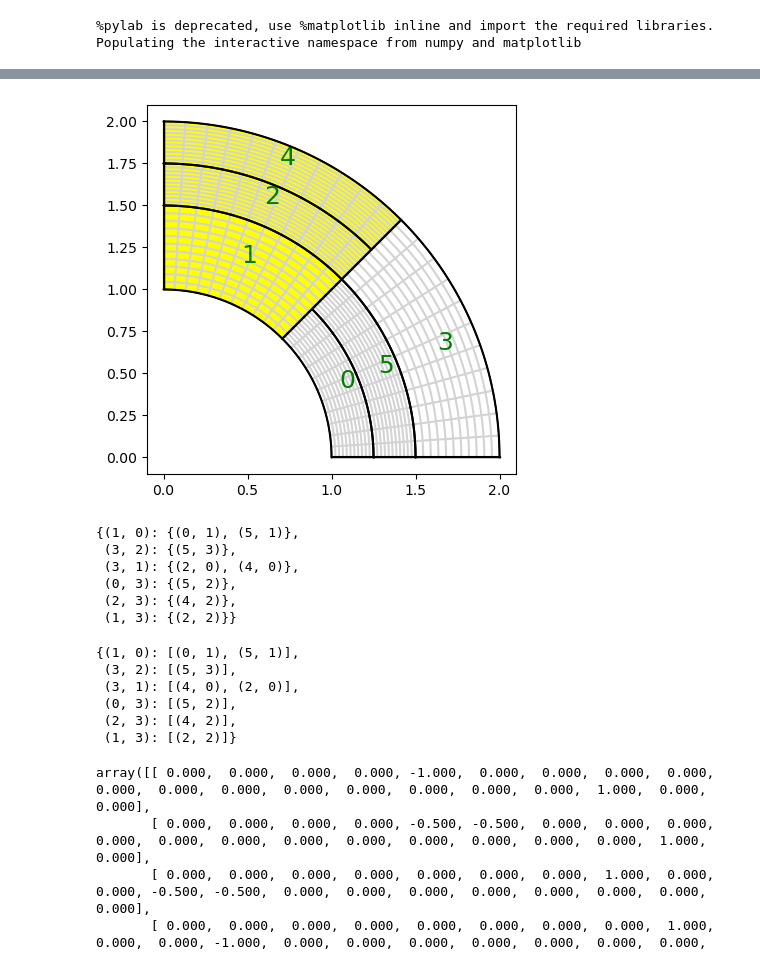
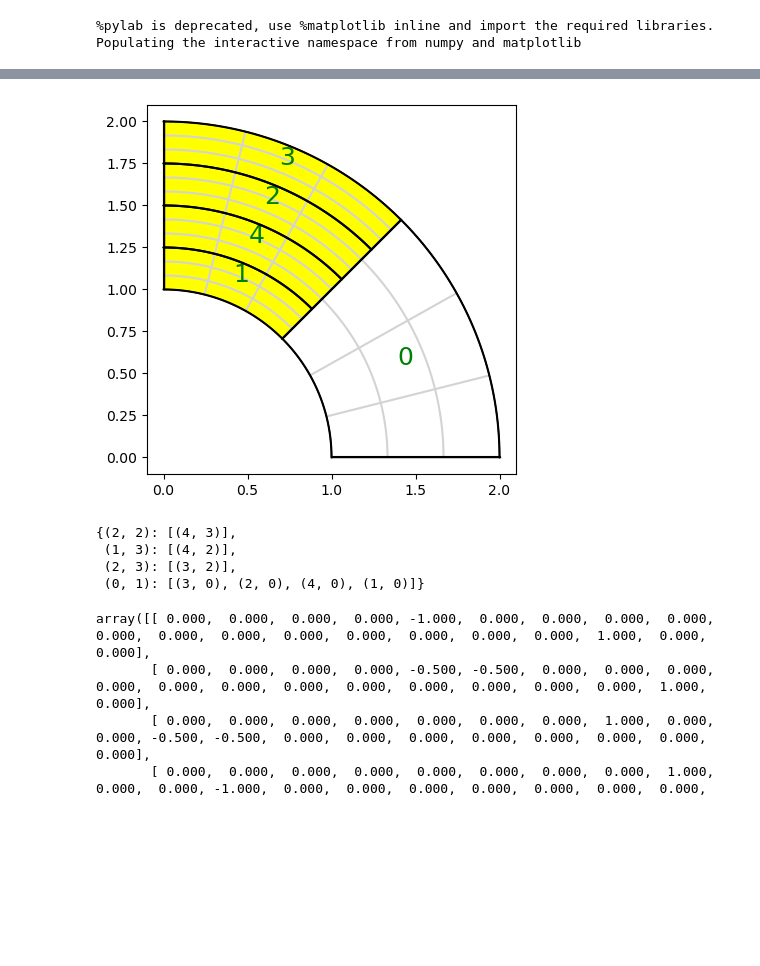
Before and after one commit to Stefan714/pyiga, a Jupyter notebook: notebooks/IETI.ipynb, the cells around one changed output, grey strips where cells are left out. Drawn from its saved outputs; the diff is of its cells as text; code cells hidden in the pictures; blank space fills up the shorter version.

```diff
--- a/notebooks/IETI.ipynb
+++ b/notebooks/IETI.ipynb
@@ -27,7 +27,6 @@ class IetiDP:
         self.elim = elim
         self.dir_idx=dict()
         self.dir_vals=dict()
-        self.schur_exact=False
         kvs = self.space.mesh.kvs
         geos = self.space.mesh.geos
         for key in dir_data:
@@ -586,23 +587,20 @@ def MsD_deluxe_Op(I):
         B = [scipy.sparse.hstack([I.Bk[p1]@R1.T,csc_matrix((I.Bk[p1].shape[0],c.shape[0]))])]
         P = []
         for (p2,b2) in I.space.L_intfs[(p1,b1)]:
-            #print(p2,b2)
             R2 = scipy.sparse.vstack([I.R_interior[p2],I.R_interfaces[(p2,b2)]])
             A.append(R2@I.Ak[p2]@R2.T)
             B.append(I.Bk[p2]@R2.T)
             P.append(I.B_gamma[:,(I.S_ofs[p2]):(I.S_ofs[p2+1])]@I.R_skeleton[p2]@I.R_interfaces[(p2,b2)].T)
-
         A = scipy.sparse.block_diag(A)
         B = scipy.sparse.hstack(B, format='csc')
         P = scipy.sparse.hstack(P, format='csc')
-
-        r_idx = (B[:,(R1.shape[0] + c.shape[0]):].getnnz(1)>0)
+        r_idx = (B.getnnz(1)>0)
         n_c = sum(r_idx)
-
         Mat = -scipy.sparse.bmat([[A, B[r_idx,:].T],[B[r_idx,:], None]], format="csc")
         n = Mat.shape[0]
-        X = aslinearoperator(P@scipy.sparse.hstack([scipy.sparse.csc_matrix((n_c,n-n_c)),scipy.sparse.identity(n_c, format='csc')]))
-
+        B_ = B[r_idx,(R1.shape[0]+c.shape[0]):]
+        c_idx = B_.getnnz(0)>0
+        X = aslinearoperator(scipy.sparse.hstack([scipy.sparse.csc_matrix((P.shape[0],n-n_c)),P@B_[:,c_idx]]))
         M_deluxe.append(X@solvers.make_solver(Mat, symmetric=True, spd=False).dot(X.T))
     return sum(M_deluxe)
 # %%
@@ -642,24 +642,29 @@ def MsD_deluxe_whole2(I):
 # %%
-deg = 1
-N =11
-M = Tshapes(deg,N,1)
-#knots= (bspline.make_knots(deg,0,1,1),bspline.make_knots(deg,0,1,N))
-#M = topology.PatchMesh([(knots,geometry.quarter_annulus())])
-#M.split_patch(0,axis=0)
-#M.split_patch(1,axis=1)
+deg = 3
+N = 3
+#M = Tshapes(deg,N,1)
+knots= (bspline.make_knots(deg,0,1,N),bspline.make_knots(deg,0,1,N))
+M = topology.PatchMesh([(knots,geometry.quarter_annulus())])
+M.split_patch(0,axis=0)
 M.set_domain_id({1:{0}})
-M.split_patch(0,axis=1)
+M.split_patch(1,axis=1)
 M.split_patch(2,axis=1)
-M.split_patch(0,axis=1)
+M.split_patch(1,axis=1)
+
+# M.split_patch(1,axis=1)
+# M.split_patch(2,axis=1)
+# M.split_patch(3,axis=1)
+# M.split_patch(4,axis=1)
 MP = assemble.Multipatch(M, automatch=True)
 for (p1,b1) in MP.L_intfs:
     MP.L_intfs[(p1,b1)]=list(MP.L_intfs[(p1,b1)])
-    #MP.L_intfs[(p1,b1)].reverse()
+    #if p1==3 and b1==1:
+    MP.L_intfs[(p1,b1)].reverse()
 
 dir_data = {0: lambda x,y: 0.}
 #MP.set_dirichlet_boundary(dir_data)
 f={0:lambda x,y: 1.,1:lambda x,y: 1.}
-gamma = 100
+gamma = 1000
 #var = 1
 
 #MP.h_refine({0:-1,3:-1})
@@ -703,25 +708,14 @@ pcg with preconditioned condition number κ ~ 6.704105869477571 stopped after 11
-[figure, old version]
+[figure, new version]
-# %%
-MP.L_intfs
-# %% [output]
-{(1, 0): {(0, 1), (5, 1)},
- (3, 2): {(5, 3)},
- (3, 1): {(2, 0), (4, 0)},
- (0, 3): {(5, 2)},
- (2, 3): {(4, 2)},
- (1, 3): {(2, 2)}}
 # %%
 for (p1,b1) in MP.L_intfs:
     MP.L_intfs[(p1,b1)]=list(MP.L_intfs[(p1,b1)])
 # %%
 MP.L_intfs
 # %% [output]
-{(1, 0): [(0, 1), (5, 1)],
- (3, 2): [(5, 3)],
- (3, 1): [(4, 0), (2, 0)],
- (0, 3): [(5, 2)],
- (2, 3): [(4, 2)],
- (1, 3): [(2, 2)]}
+{(2, 2): [(4, 3)],
+ (1, 3): [(4, 2)],
+ (2, 3): [(3, 2)],
+ (0, 1): [(3, 0), (2, 0), (4, 0), (1, 0)]}
 # %%
 I.B.toarray()
 # %% [output]
```
Also changed, not shown: parts of 4 cells of this notebook.
